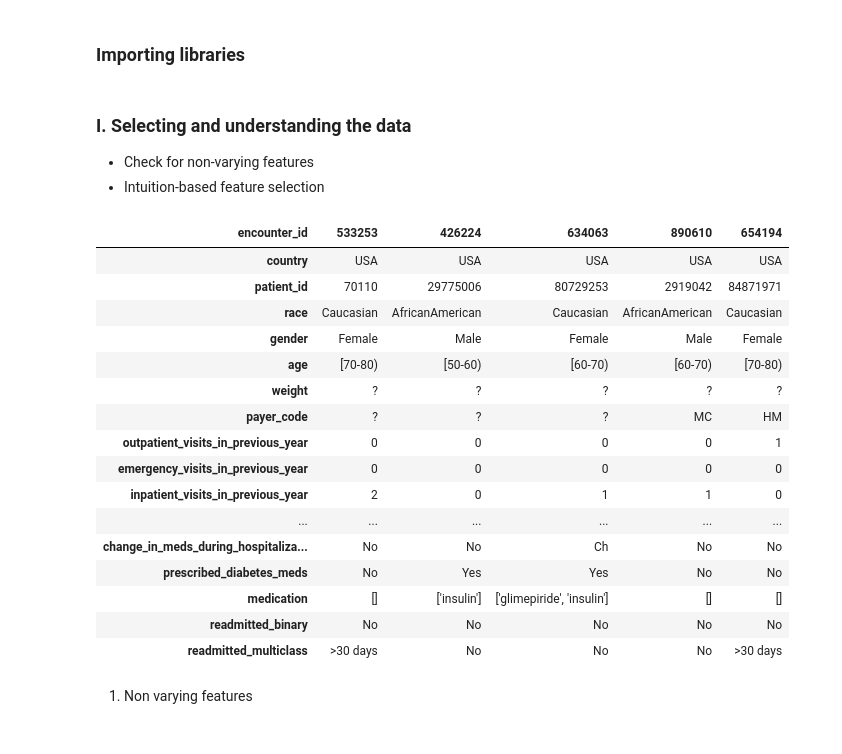
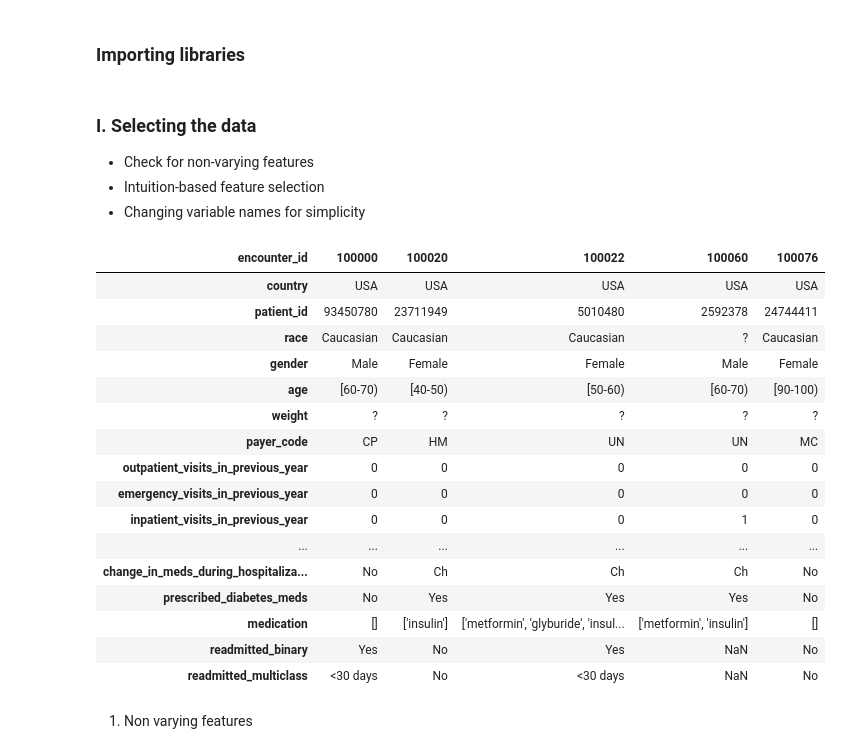
Before and after one commit to amarmate/ML50-2023, a Jupyter notebook: Data Handling/Mateus_exploration.ipynb, the cells around one changed output. Drawn from its saved outputs; the diff is of its cells as text; code cells hidden in the pictures.

```diff
--- a/Data Handling/Mateus_exploration.ipynb
+++ b/Data Handling/Mateus_exploration.ipynb
@@ -31,29 +31,31 @@ train_ids = train.index
 # Data will have to be treated as a whole, so we will concatenate the test and training data
 data = pd.concat([train, test], axis=0)
 # %% [markdown]
-### __I. Selecting and understanding the data__
+### __I. Selecting the data__
 - Check for non-varying features
 - Intuition-based feature selection
+- Changing variable names for simplicity
 # %%
+data.sort_values(by='encounter_id', inplace=True)
 data.head(5).T
 # %% [output]
-| encounter_id | 533253 | 426224 | 634063 | 890610 | 654194 |
+| encounter_id | 100000 | 100020 | 100022 | 100060 | 100076 |
 | country | USA | USA | USA | USA | USA |
-| patient_id | 70110 | 29775006 | 80729253 | 2919042 | 84871971 |
-| race | Caucasian | AfricanAmerican | Caucasian | AfricanAmerican | Caucasian |
-| gender | Female | Male | Female | Male | Female |
-| age | [70-80) | [50-60) | [60-70) | [60-70) | [70-80) |
+| patient_id | 93450780 | 23711949 | 5010480 | 2592378 | 24744411 |
+| race | Caucasian | Caucasian | Caucasian | ? | Caucasian |
+| gender | Male | Female | Female | Male | Female |
+| age | [60-70) | [40-50) | [50-60) | [60-70) | [90-100) |
 | weight | ? | ? | ? | ? | ? |
-| payer_code | ? | ? | ? | MC | HM |
-| outpatient_visits_in_previous_year | 0 | 0 | 0 | 0 | 1 |
+| payer_code | CP | HM | UN | UN | MC |
+| outpatient_visits_in_previous_year | 0 | 0 | 0 | 0 | 0 |
 | emergency_visits_in_previous_year | 0 | 0 | 0 | 0 | 0 |
-| inpatient_visits_in_previous_year | 2 | 0 | 1 | 1 | 0 |
+| inpatient_visits_in_previous_year | 0 | 0 | 0 | 1 | 0 |
 | ... | ... | ... | ... | ... | ... |
-| change_in_meds_during_hospitaliza... | No | No | Ch | No | No |
-| prescribed_diabetes_meds | No | Yes | Yes | No | No |
-| medication | [] | ['insulin'] | ['glimepiride', 'insulin'] | [] | [] |
-| readmitted_binary | No | No | No | No | No |
-| readmitted_multiclass | >30 days | No | No | No | >30 days |
+| change_in_meds_during_hospitaliza... | No | Ch | Ch | Ch | No |
+| prescribed_diabetes_meds | No | Yes | Yes | Yes | No |
+| medication | [] | ['insulin'] | ['metformin', 'glyburide', 'insul... | ['metformin', 'insulin'] | [] |
+| readmitted_binary | Yes | No | Yes | NaN | No |
+| readmitted_multiclass | <30 days | No | <30 days | NaN | No |
 # %% [markdown]
 1. Non varying features
 # %%
```
Also changed, not shown: parts of 50 cells of this notebook.
